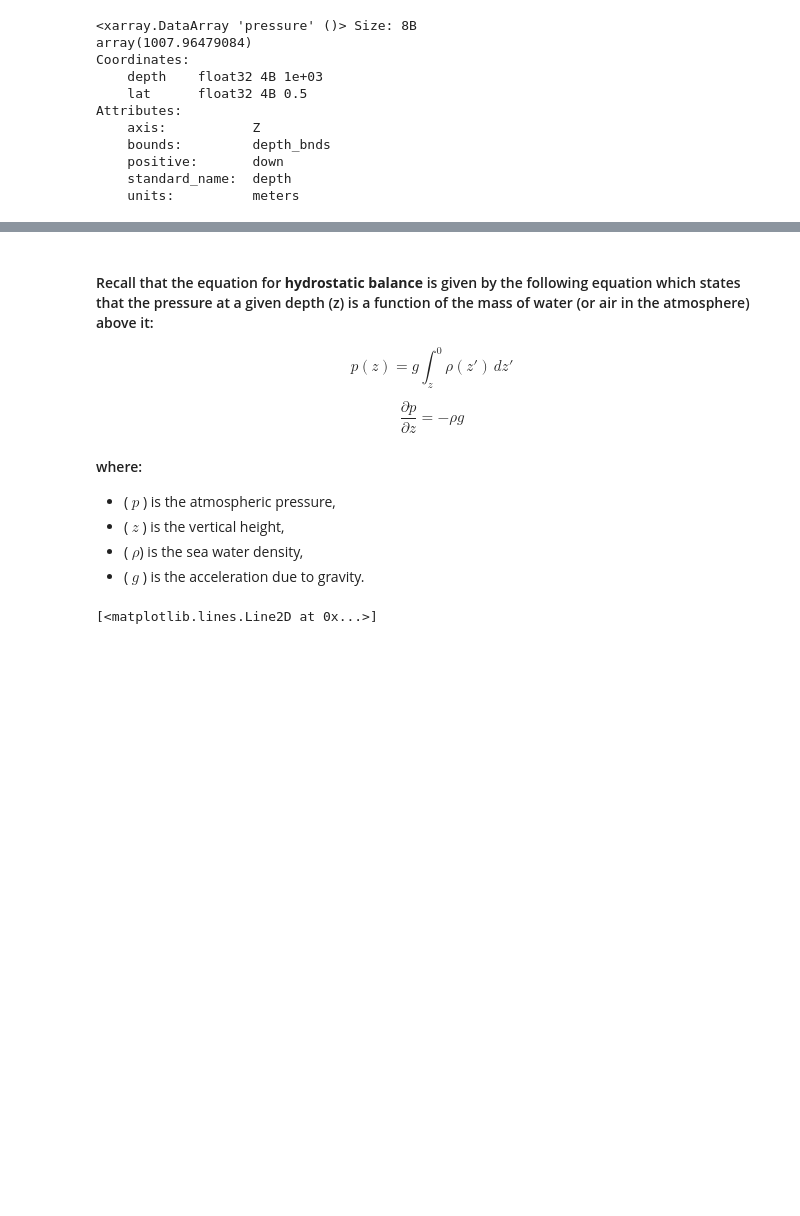
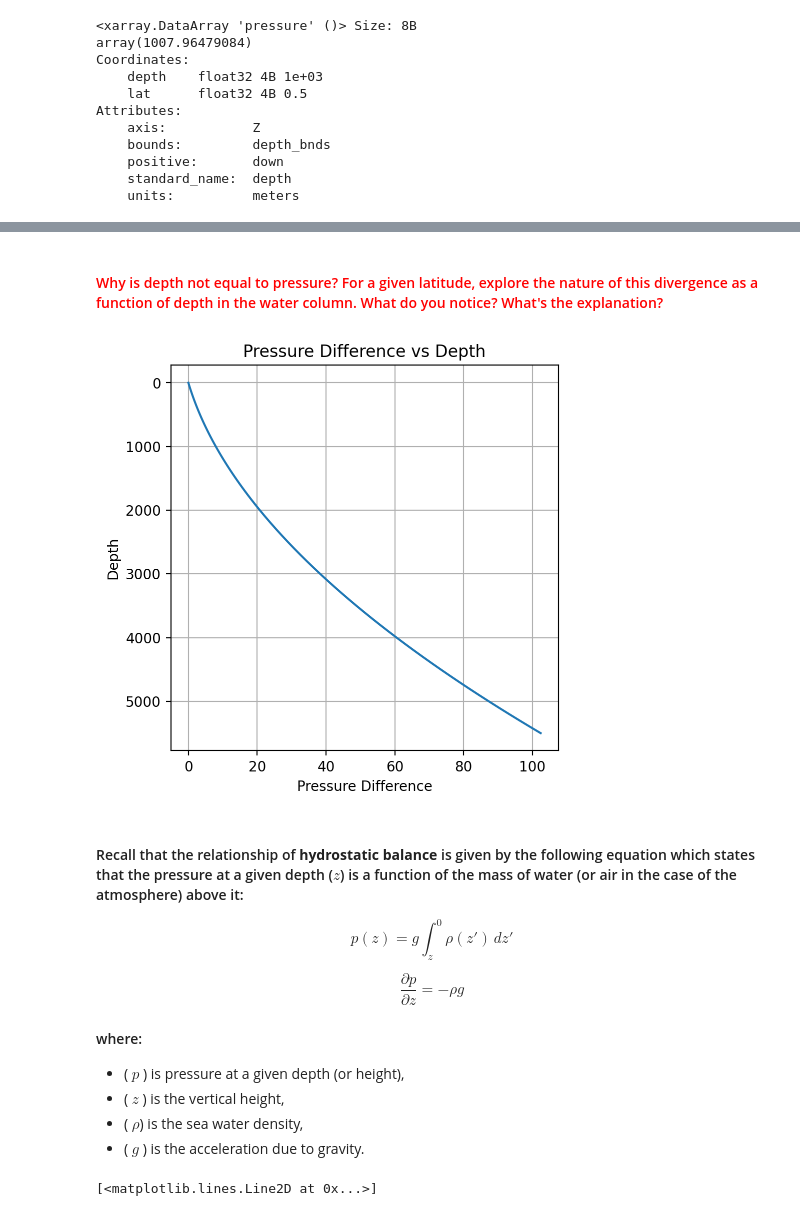
Before and after one commit to emma138/physical_oceanography, a Jupyter notebook: notebooks/ocean_properties.ipynb, the cells around one changed output, grey strips where cells are left out. Cells and saved outputs as stored; diff of their text form; code cells hidden in the pictures; blank space fills up the shorter version.

```diff
--- a/notebooks/ocean_properties.ipynb
+++ b/notebooks/ocean_properties.ipynb
@@ -374,5 +383,24 @@ ds_pressure.pressure.isel(lat=0).plot(ax=ax)
+# %% [markdown]
+#### <font color=red> Why is depth not equal to pressure? For a given latitude, explore the nature of this divergence as a function of depth in the water column. What do you notice? What's the explanation?
+# %%
+pressure_eq = ds_pressure.pressure.sel(method='nearest',lat=0)
+depth = ds_pressure.depth
+
+difference = pressure_eq - depth
+
+fig, ax = plt.subplots(figsize=(5,5))
+
+plt.plot(difference, depth)
+plt.xlabel('Pressure Difference')
+plt.ylabel('Depth')
+plt.gca().invert_yaxis()
+plt.title('Pressure Difference vs Depth')
+plt.grid(True)
+plt.show()
+# %% [output]
+[figure, added]
 # %% [markdown]
-#### Recall that the equation for **hydrostatic balance** is given by the following equation which states that the pressure at a given depth (z) is a function of the mass of water (or air in the atmosphere) above it:
+#### Recall that the relationship of **hydrostatic balance** is given by the following equation which states that the pressure at a given depth ($z$) is a function of the mass of water (or air in the case of the atmosphere) above it:
 
 
 $$
@@ -385,7 +413,7 @@ $$
 
 #### where:
 
-- \( $p$ \) is the atmospheric pressure,
+- \( $p$ \) is pressure at a given depth (or height),
 - \( $z$ \) is the vertical height,
 - \( $\rho$) is the sea water density,
 - \( $g$ \) is the acceleration due to gravity.
```
Also changed, not shown: parts of 8 cells of this notebook.
